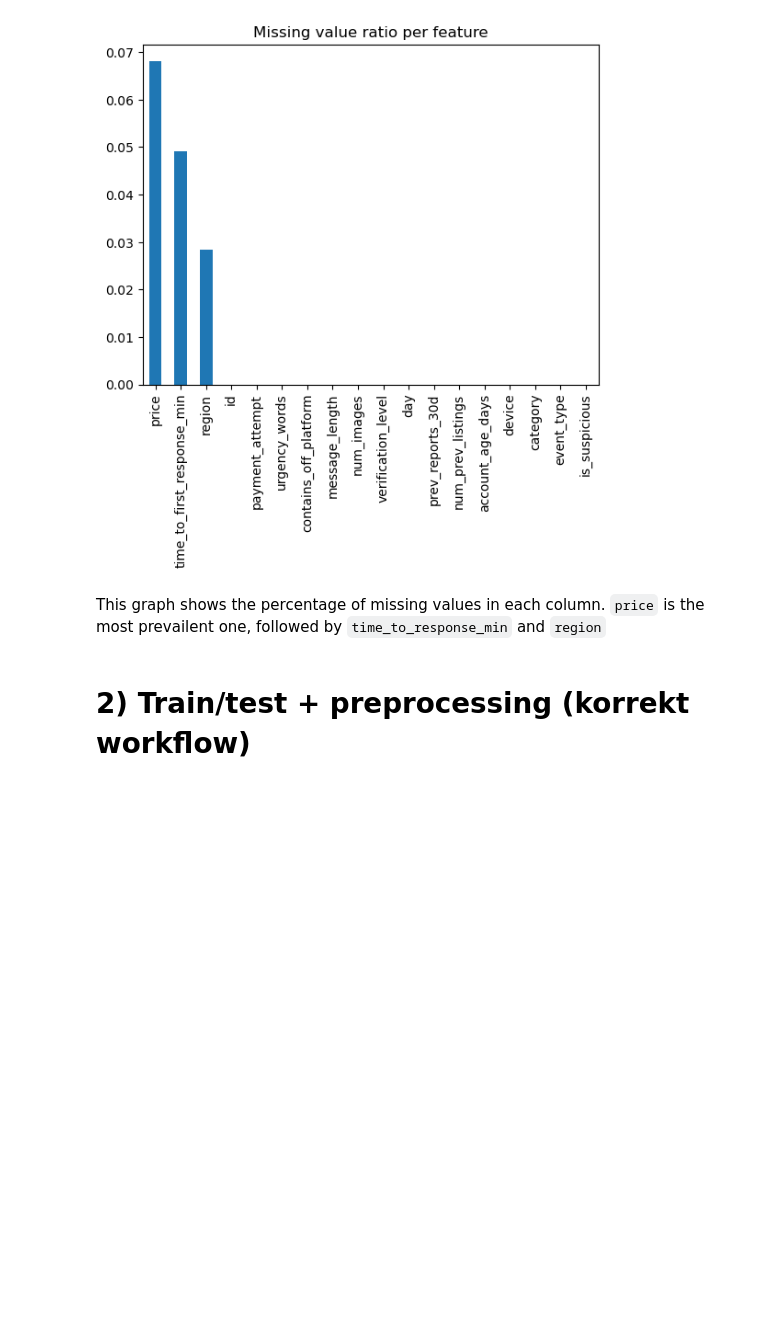
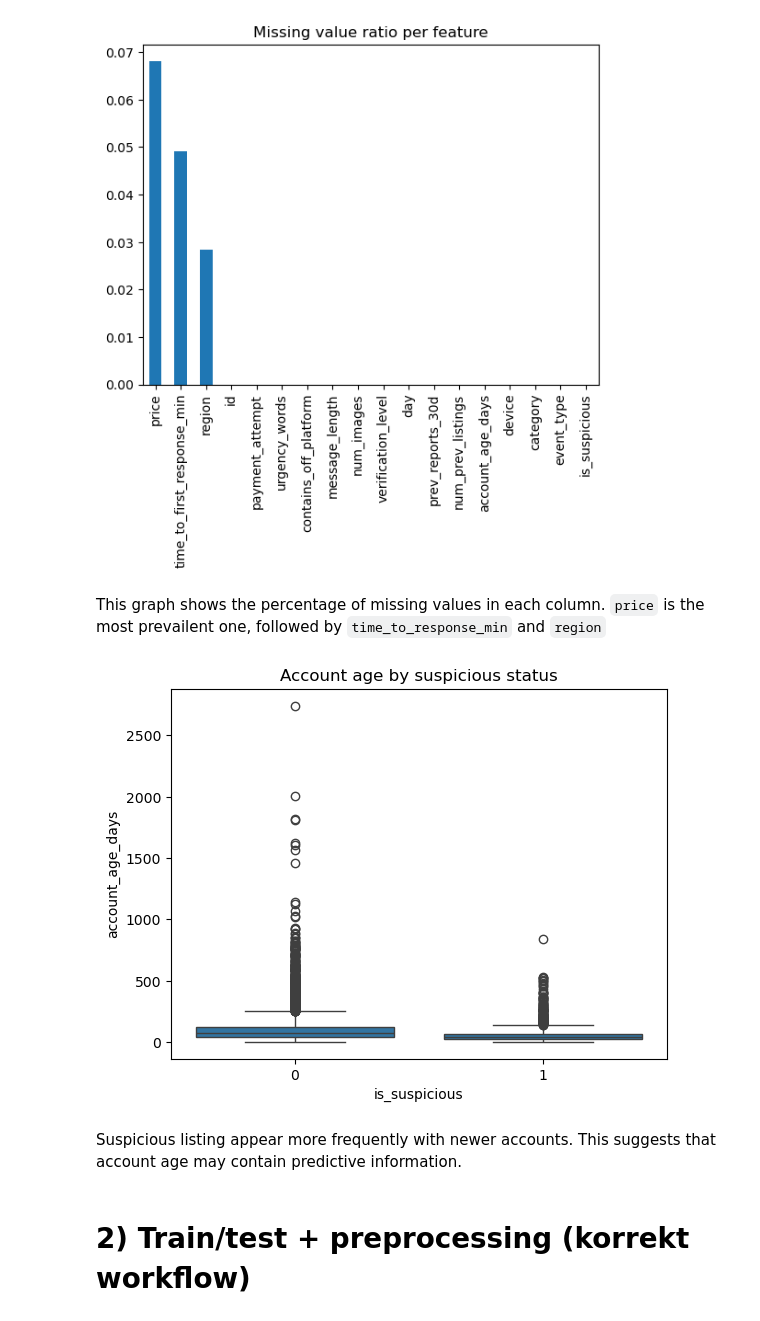
Before and after one commit to markusgunnar/ML_Group_exam, a Jupyter notebook: report_clean.ipynb, the cells around one changed output. Saved outputs shown, nothing was run; the diff lists cells and outputs as text; code cells hidden in the pictures; blank space fills up the shorter version.

```diff
--- a/report_clean.ipynb
+++ b/report_clean.ipynb
@@ -7,7 +7,7 @@ from functions import *
 # %% [markdown]
 ## Load data
 # %%
-df = pd.read_csv("Project/Data/historical_data.csv")
+df = pd.read_csv("data/historical_data.csv")
 # %%
 # Get an overview of what the data might look like
 display(df.head())
@@ -101,6 +107,22 @@ plt.show()
 [figure]
 # %% [markdown]
 This graph shows the percentage of missing values in each column. `price` is the most prevailent one, followed by `time_to_response_min` and `region`
+# %%
+sns.boxplot(
+    data=df,
+    x="is_suspicious",
+    y="account_age_days"
+)
+
+plt.title(
+    "Account age by suspicious status"
+)
+
+plt.show()
+# %% [output]
+[figure, added]
+# %% [markdown]
+Suspicious listing appear more frequently with newer accounts. This suggests that account age may contain predictive information.
 # %% [markdown]
 # 2) Train/test + preprocessing (korrekt workflow)
 # %%
```
Also changed, not shown: parts of 12 cells of this notebook, 5 other files.
